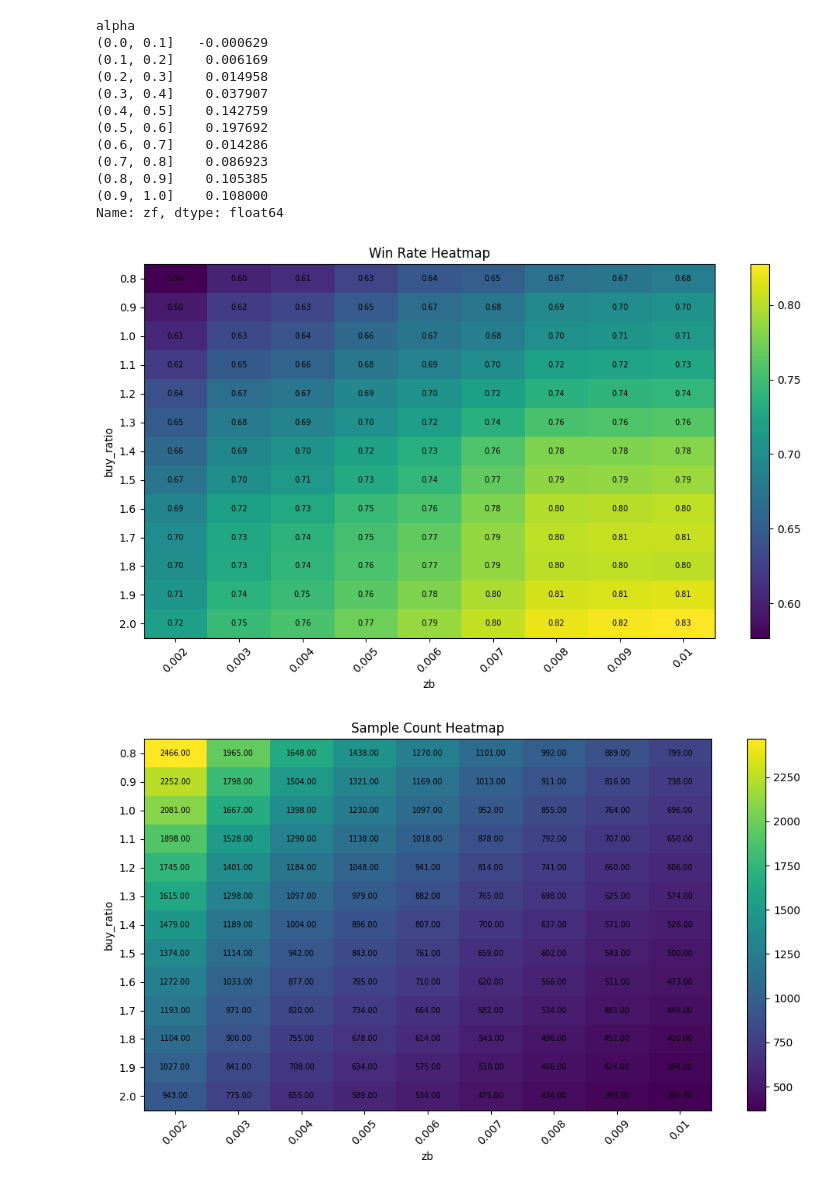
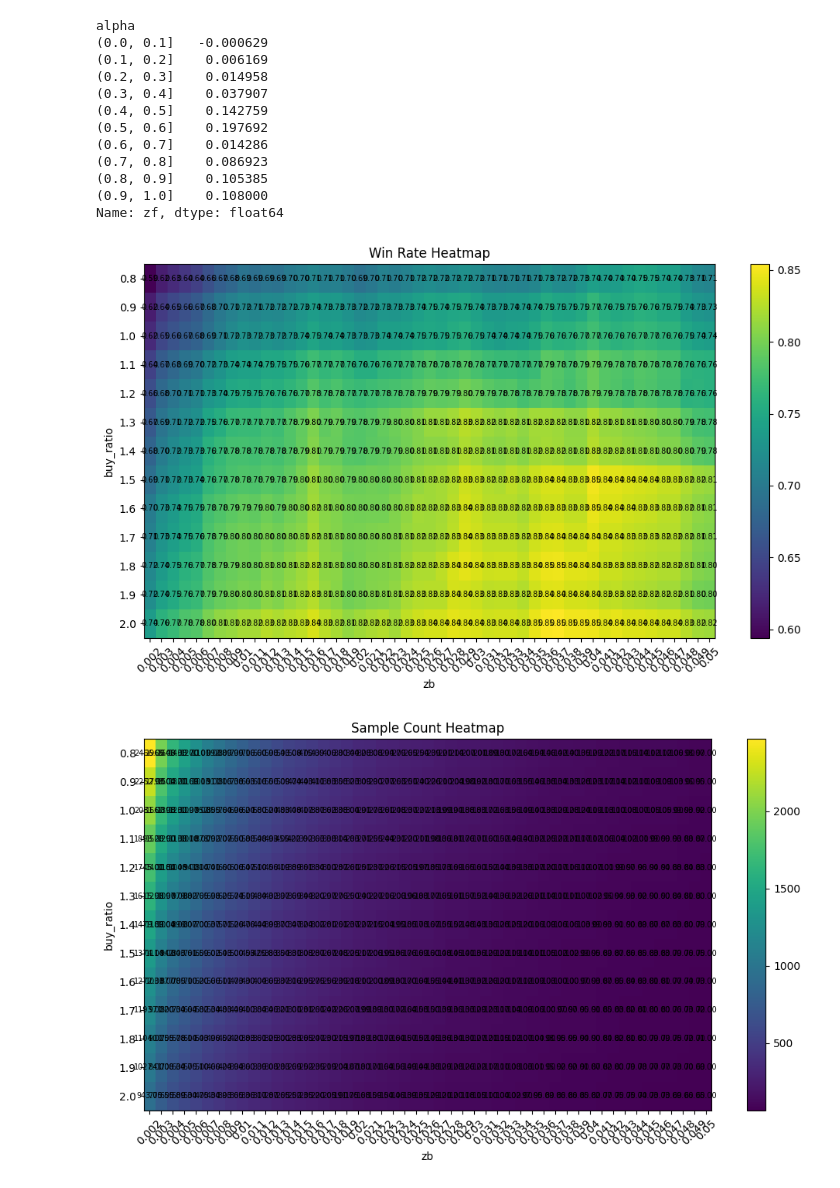
Before and after one commit to chen-cyw-yan/GP, a Jupyter notebook: 当日策列/股票数据.ipynb, the cells around one changed output. Drawn from its saved outputs; the diff is of its cells as text; code cells hidden in the pictures.

```diff
--- a/当日策列/股票数据.ipynb
+++ b/当日策列/股票数据.ipynb
@@ -258,6 +278,7 @@ for date, v in tqdm.tqdm(df.groupby(['code','date'])):
     v['buy_price'] = buy_price
     v['zf'] = zf
     v['sjzf'] = sjzf
+    v['mrzf'] = mrzf
     v=v.iloc[0:3]
     res_df.append(v)
 
@@ -311,6 +332,7 @@ for k,v in dfs.groupby(['code','date']):
     v.reset_index(drop=True,inplace=True)
     zf=v.loc[0,'zf']
     sjzf=v.loc[0,'sjzf']
+    mrzf=v.loc[0,'mrzf']
     dt={
         "buy_volume":buy_volume,
         "sell_volume":sell_volume,
@@ -320,11 +342,12 @@ for k,v in dfs.groupby(['code','date']):
         "zf":zf,
         "sjzf":sjzf,
         "date":k[1],
-        'code':k[0]
+        'code':k[0],
+        'mrzf':mrzf
     }
     min15_df.append(dt)
 min15_df=pd.DataFrame(min15_df)
-min15_df['next_day_zf']=min15_df['zf'].shift(-1)
+# min15_df['next_day_zf']=min15_df['zf'].shift(-1)
 # %% [output]
 处理完成，前5行数据：
 # %%
@@ -333,7 +356,8 @@ min15_df_ls=[]
 for k,v in tqdm.tqdm(min15_df.groupby('code')):
     min_buy_ratio=v['buy_ratio'].min()
     max_buy_ratio=v['buy_ratio'].max()
-
+    v=v.sort_values('date')
+    v['next_day_zf']=v['zf'].shift(-1)
     if max_buy_ratio - min_buy_ratio != 0:
         v['buy_ratio_norm'] = (v['buy_ratio'] - min_buy_ratio) / (max_buy_ratio - min_buy_ratio)
     else:
@@ -350,5 +374,6 @@ for k,v in tqdm.tqdm(min15_df.groupby('code')):
         v['zb_norm'] = 0.0 # 所有值相同，归一化为 0
     v['zb_group'] = pd.cut(v['zb_norm'], bins=bins, labels=labels, right=False)
     v['zf_and_next_sum'] = v['sjzf'] + v['next_day_zf']
+    v['mrzf_and_next_sum'] = v['mrzf'] + v['next_day_zf']
     min15_df_ls.append(v)
 min15_all_df=pd.concat(min15_df_ls)
@@ -375,6 +408,7 @@ for k,v in tqdm.tqdm(min15_df.groupby('code')):
         v['zb_norm'] = 0.0 # 所有值相同，归一化为 0
     v['zb_group'] = pd.cut(v['zb_norm'], bins=bins, labels=labels, right=False)
     v['zf_and_next_sum'] = v['sjzf'] + v['next_day_zf']
+    v['mrzf_and_next_sum'] = v['mrzf'] + v['next_day_zf']
     min15_df_ls.append(v)
 min15_all_df=pd.concat(min15_df_ls)
 # %%
@@ -623,11 +674,12 @@ df = min15_all_df.copy()
 
 # ✅ 1 处理异常值
 df = df.replace([np.inf, -np.inf], np.nan)
-df = df.dropna(subset=['zf', 'buy_ratio', 'zb'])
+df = df.dropna(subset=['sjzf', 'buy_ratio', 'zb'])
 
 # 参数网格
 buy_ratios = np.round(np.arange(0.8, 2.01, 0.1), 2)
 zbs = np.round(np.arange(0.002, 0.0101, 0.001), 4)
+zbs = np.round(np.arange(0.002, 0.0501, 0.001), 4)
 
 win_rate_mat = pd.DataFrame(index=buy_ratios, columns=zbs)
 count_mat = pd.DataFrame(index=buy_ratios, columns=zbs)
@@ -640,12 +692,12 @@ for br in buy_ratios:
 
         cnt = len(sub)
 
-        if cnt < 30:   # 小样本过滤
-            win_rate = np.nan
-            avg_return = np.nan
-        else:
-            win_rate = (sub['zf'] > 0).mean()
-            avg_return = sub['zf'].mean()   # 🔥 收益
+        # if cnt < 30:   # 小样本过滤
+        #     win_rate = np.nan
+        #     avg_return = np.nan
+        # else:
+        win_rate = (sub['sjzf'] > 0).mean()
+        avg_return = sub['sjzf'].mean()   # 🔥 收益
 
         win_rate_mat.loc[br, zb] = win_rate
         count_mat.loc[br, zb] = cnt
@@ -662,32 +714,32 @@ return_mat = return_mat.astype(float)
 def plot_heatmap(data, title):
 
     plt.figure(figsize=(10, 6))
     plt.imshow(data.values, aspect='auto')
 
     plt.xticks(range(len(data.columns)), data.columns, rotation=45)
     plt.yticks(range(len(data.index)), data.index)
 
     # 标数值
     for i in range(data.shape[0]):
         for j in range(data.shape[1]):
             val = data.iloc[i, j]
             if not np.isnan(val):
                 plt.text(j, i, f"{val:.2f}", ha='center', va='center', fontsize=7)
 
     plt.title(title)
     plt.colorbar()
     plt.xlabel("zb")
     plt.ylabel("buy_ratio")
     plt.tight_layout()
     plt.show()
 
 
 # =============================
 # 📈 三张图
 # =============================
 plot_heatmap(win_rate_mat, "Win Rate Heatmap")
 plot_heatmap(count_mat, "Sample Count Heatmap")
 plot_heatmap(return_mat, "Average Return Heatmap")  # 🔥 新增
 # %% [output]
-[figure, old version]
+[figure, new version]
-[figure, old version]
+[figure, new version]
```
Also changed, not shown: parts of 9 cells of this notebook, 4 other files.
